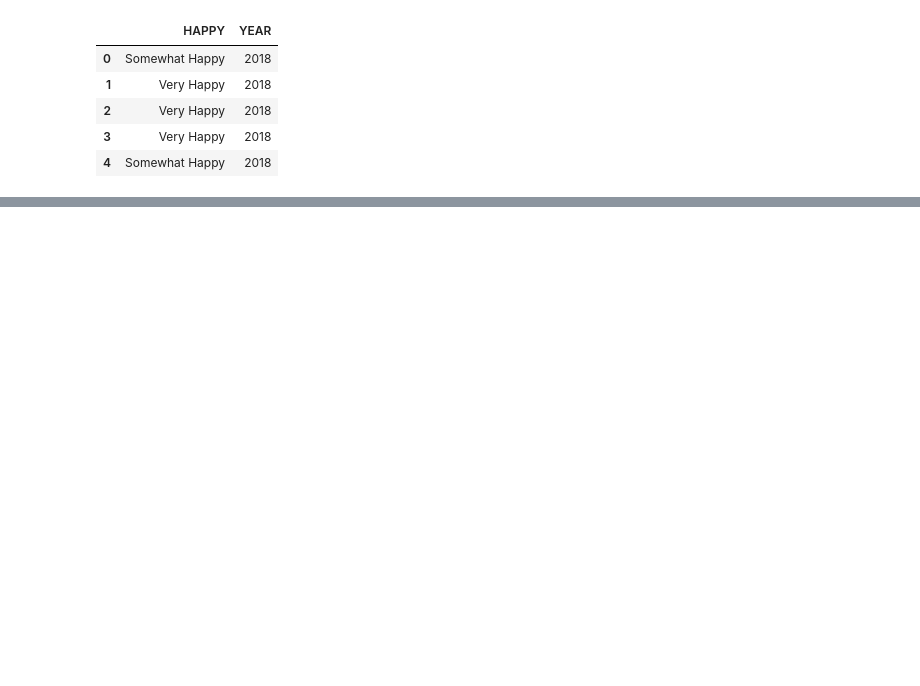
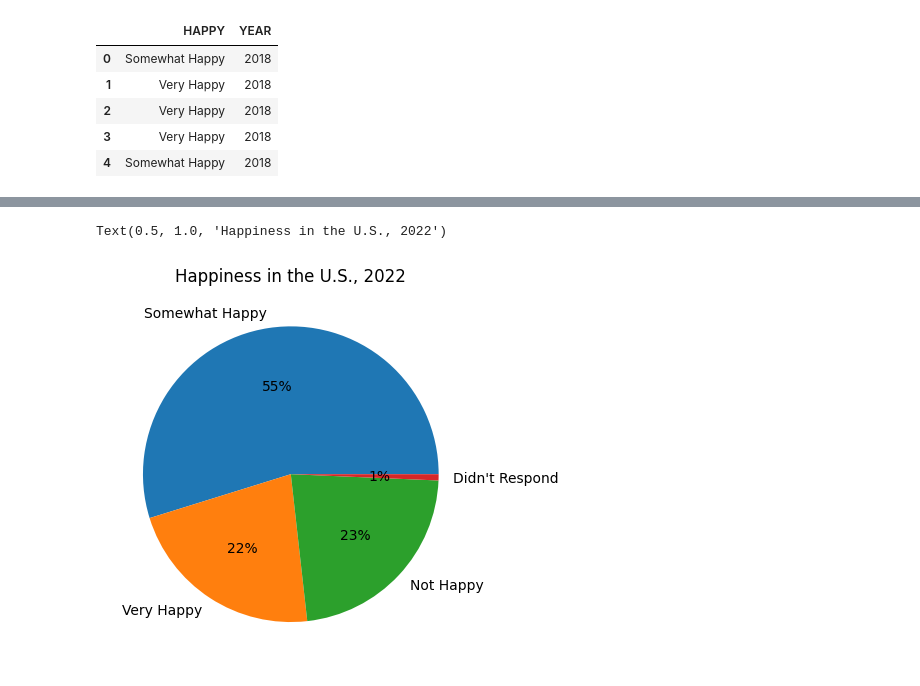
Before and after one commit to DS3001/group5, a Jupyter notebook: Copy_of_john.ipynb, the cells around one changed output, grey strips where cells are left out. Drawn from its saved outputs; the diff is of its cells as text; code cells hidden in the pictures; blank space fills up the shorter version.

```diff
--- a/Copy_of_john.ipynb
+++ b/Copy_of_john.ipynb
@@ -196,0 +256,8 @@ sns.countplot(data=df_merged, x='HAPPY', hue='YEAR')
+# %%
+# 2022 pie chart
+
+plt.pie(data22, labels=labels, autopct='%.0f%%')
+plt.title('Happiness in the U.S., 2022')
+# %% [output]
+Text(0.5, 1.0, 'Happiness in the U.S., 2022')
+[figure, added]
```
Also changed, not shown: parts of 11 cells of this notebook.
